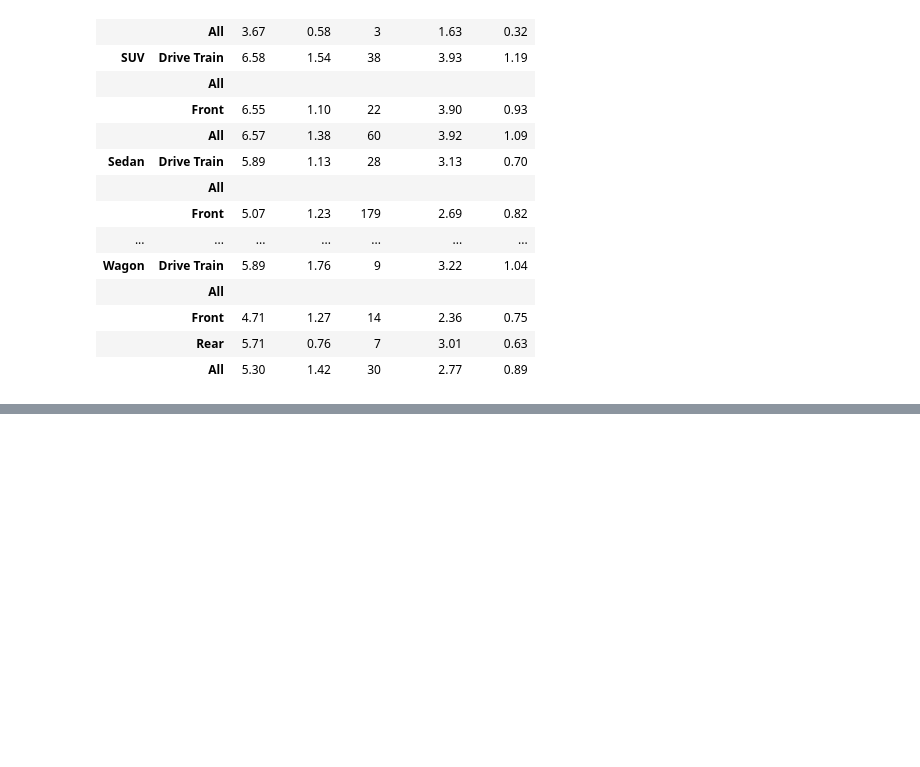
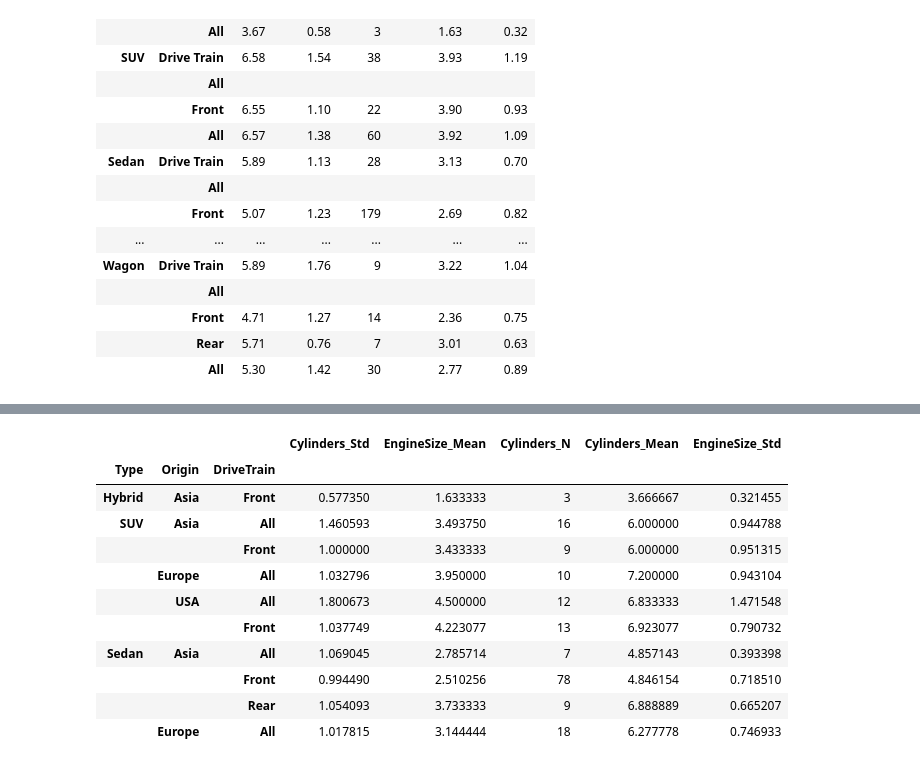
Before and after one commit to sassoftware/saspy, a Jupyter notebook: SAS+Tabulate.ipynb, the cells around one changed output, grey strips where cells are left out. Cells and saved outputs as stored; diff of their text form; code cells hidden in the pictures; blank space fills up the shorter version.

```diff
--- a/SAS+Tabulate.ipynb
+++ b/SAS+Tabulate.ipynb
@@ -198,0 +238,22 @@ The SAS System
+# %%
+# since w
+my_frame = cars.tabulate.to_dataframe(
+    left = by_type * drivetrain * by_origin,
+    top  = cylstats | enginestats
+)
+
+# showing an excerpt
+my_frame[:10]
+# %% [output]
+|  |  |  | Cylinders_Std | EngineSize_Mean | Cylinders_N | Cylinders_Mean | EngineSize_Std |
+| Type | Origin | DriveTrain |  |  |  |  |  |
+| Hybrid | Asia | Front | 0.577350 | 1.633333 | 3 | 3.666667 | 0.321455 |
+| SUV | Asia | All | 1.460593 | 3.493750 | 16 | 6.000000 | 0.944788 |
+|  |  | Front | 1.000000 | 3.433333 | 9 | 6.000000 | 0.951315 |
+|  | Europe | All | 1.032796 | 3.950000 | 10 | 7.200000 | 0.943104 |
+|  | USA | All | 1.800673 | 4.500000 | 12 | 6.833333 | 1.471548 |
+|  |  | Front | 1.037749 | 4.223077 | 13 | 6.923077 | 0.790732 |
+| Sedan | Asia | All | 1.069045 | 2.785714 | 7 | 4.857143 | 0.393398 |
+|  |  | Front | 0.994490 | 2.510256 | 78 | 4.846154 | 0.718510 |
+|  |  | Rear | 1.054093 | 3.733333 | 9 | 6.888889 | 0.665207 |
+|  | Europe | All | 1.017815 | 3.144444 | 18 | 6.277778 | 0.746933 |
```
Also changed, not shown: parts of 15 cells of this notebook.
